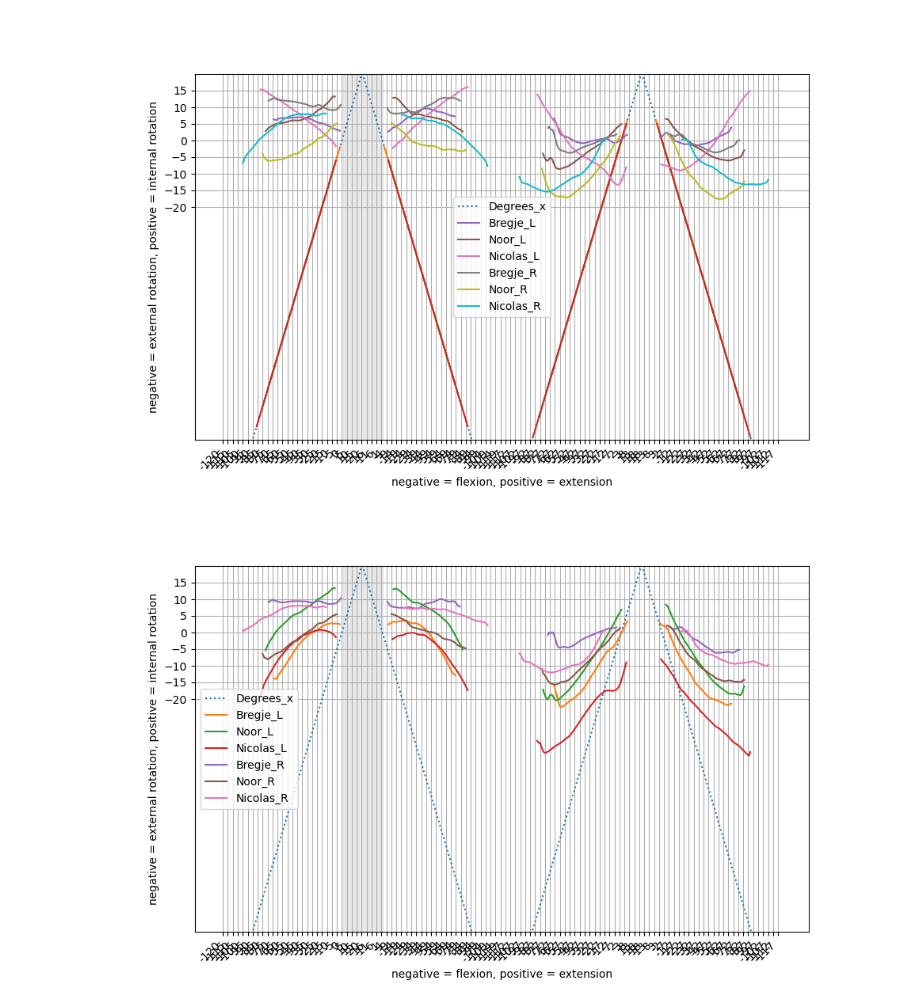
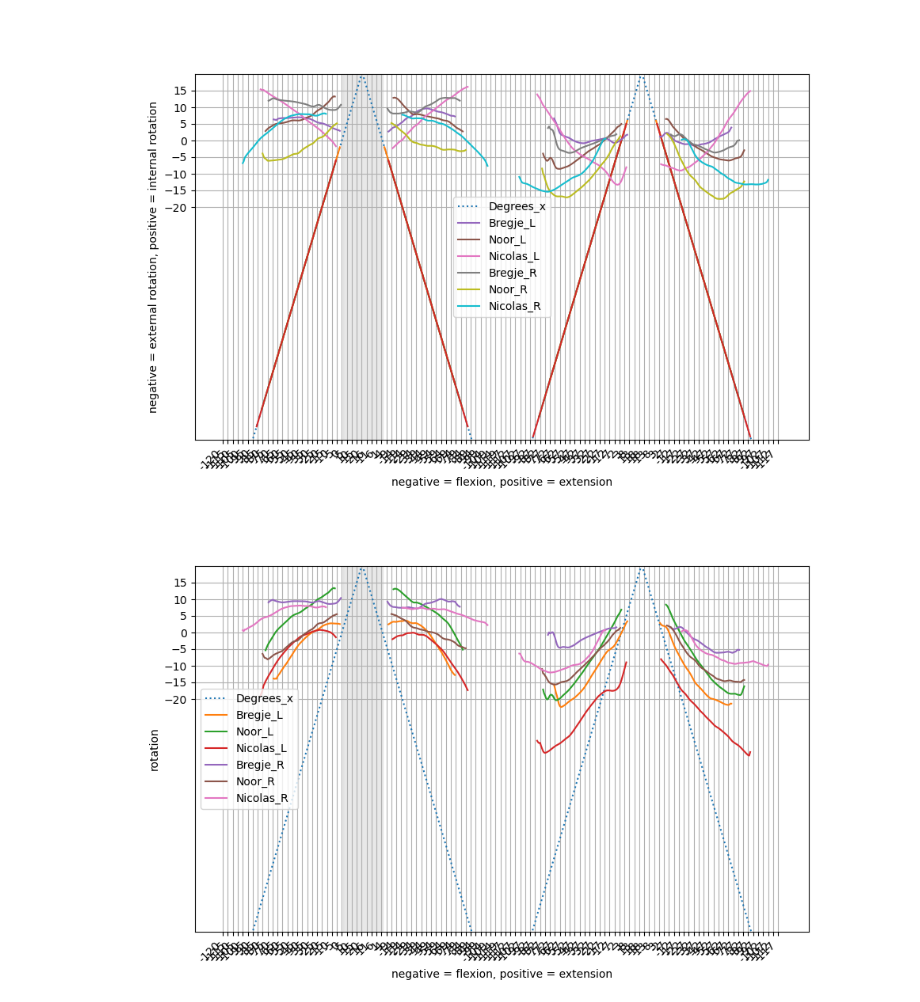
Before and after one commit to nvanvlasselaer/Knee-kinematics, a Jupyter notebook: Data-analysis.ipynb, the cells around one changed output. Cells and saved outputs as stored; diff of their text form; code cells hidden in the pictures.

```diff
--- a/Data-analysis.ipynb
+++ b/Data-analysis.ipynb
@@ -79,35 +79,35 @@ fig, ax = plt.subplots(figsize=(10, 6))
 # y axis range from -90 to 20
 ax.set_ylim(-90, 20)
 
 ax.plot(df1_L.index, df1_L['Degrees_x'], label='Degrees_x', linestyle=':')
 
 ax.plot(df1_L.index, df1_L['minus_Sensor2_z_plus_Sensor1_z_avg'], label='Bregje_L')
 ax.plot(df2_L.index, df2_L['minus_Sensor2_z_plus_Sensor1_z_avg'], label='Noor_L')
 ax.plot(df3_L.index, df3_L['minus_Sensor2_z_plus_Sensor1_z_avg'], label='Nicolas_L')
 ax.plot(df1_R.index, df1_R['minus_Sensor2_z_plus_Sensor1_z_avg'], label='Bregje_R')
 ax.plot(df2_R.index, df2_R['minus_Sensor2_z_plus_Sensor1_z_avg'], label='Noor_R')
 ax.plot(df3_R.index, df3_R['minus_Sensor2_z_plus_Sensor1_z_avg'], label='Nicolas_R')
 
 # Select every 5th value from 'Degrees_x' for custom x-axis ticks
 x_ticks = df1_L.index[::5]
 x_ticklabels = df1_L['Degrees_x'][::5]
 
 # Set custom x-axis ticks and labels
 ax.set_xticks(x_ticks)
 ax.set_xticklabels(x_ticklabels, rotation=45, ha='right')
 
 ax.set_yticks(np.arange(-20, 20, 5))
 
 ax.axvspan(121, 161, color='lightgray', alpha=0.5)
 
 ax.grid(True)
-ax.set_ylabel('negative = external rotation, positive = internal rotation')
+ax.set_ylabel('rotation')
 ax.set_xlabel('negative = flexion, positive = extension')
 ax.legend()
 plt.show()
 # %% [output]
 [figure]
-[figure, old version]
+[figure, new version]
 # %%
 z_only_zero_1_L = pd.read_csv('Output/Bregje-L_z_only_zero.csv')
 z_only_zero_2_L = pd.read_csv('Output/Noor-L_z_only_zero.csv')
```
Also changed, not shown: parts of 10 cells of this notebook, 1 other file.
